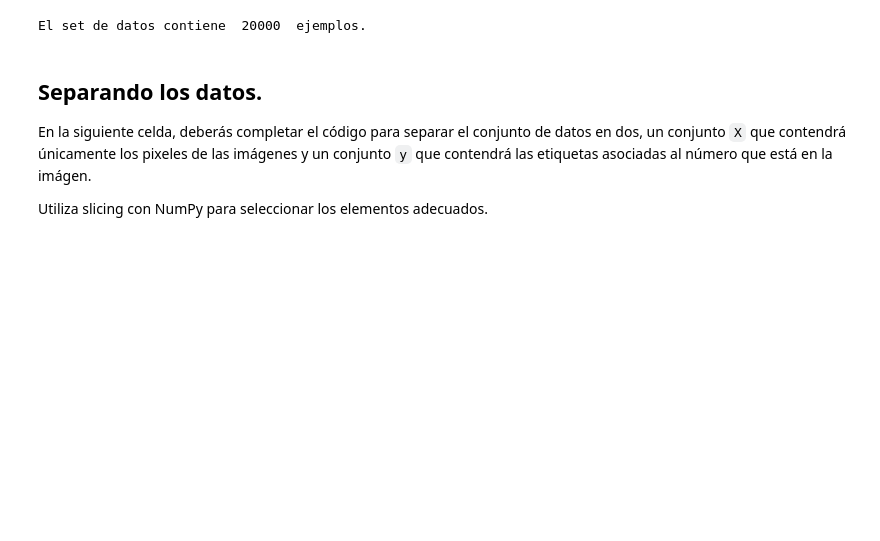
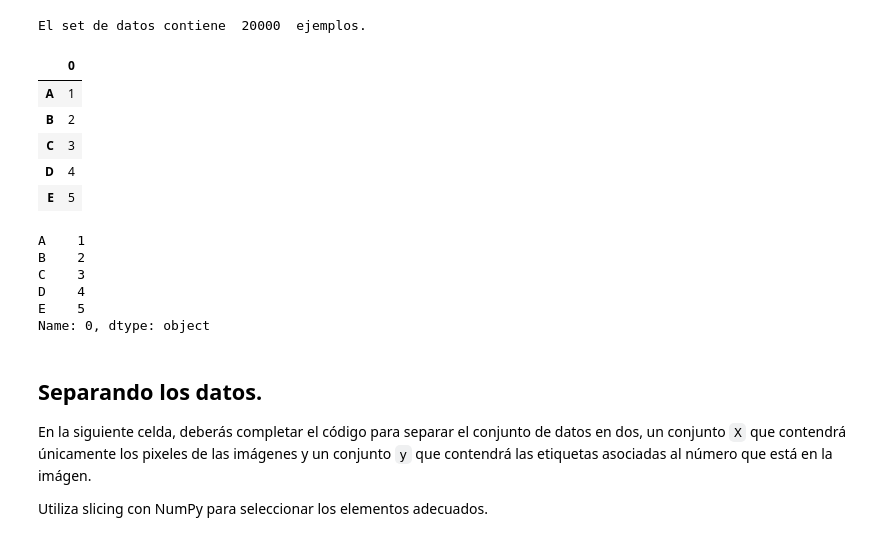
Before and after one commit to ReipasMerenneito/ReipasMerenneito, a Jupyter notebook: Practica2_Sala5_Jean_NumPy.ipynb, the cells around one changed output. Saved outputs shown, nothing was run; the diff lists cells and outputs as text; code cells hidden in the pictures; blank space fills up the shorter version.

```diff
--- a/Practica2_Sala5_Jean_NumPy.ipynb
+++ b/Practica2_Sala5_Jean_NumPy.ipynb
@@ -65,6 +72,25 @@ m = len(MNist)#<rellena>
 print("El set de datos contiene ", m, " ejemplos.")
 # %% [output]
 El set de datos contiene  20000  ejemplos.
+# %%
+z=pd.DataFrame(['1','2','3','4','5'],['A','B','C','D','E'])
+z
+# %% [output]
+|  | 0 |
+| A | 1 |
+| B | 2 |
+| C | 3 |
+| D | 4 |
+| E | 5 |
+# %%
+z[0]
+# %% [output]
+A    1
+B    2
+C    3
+D    4
+E    5
+Name: 0, dtype: object
 # %% [markdown]
 ## Separando los datos.
 
```
Also changed, not shown: parts of 30 cells of this notebook.
